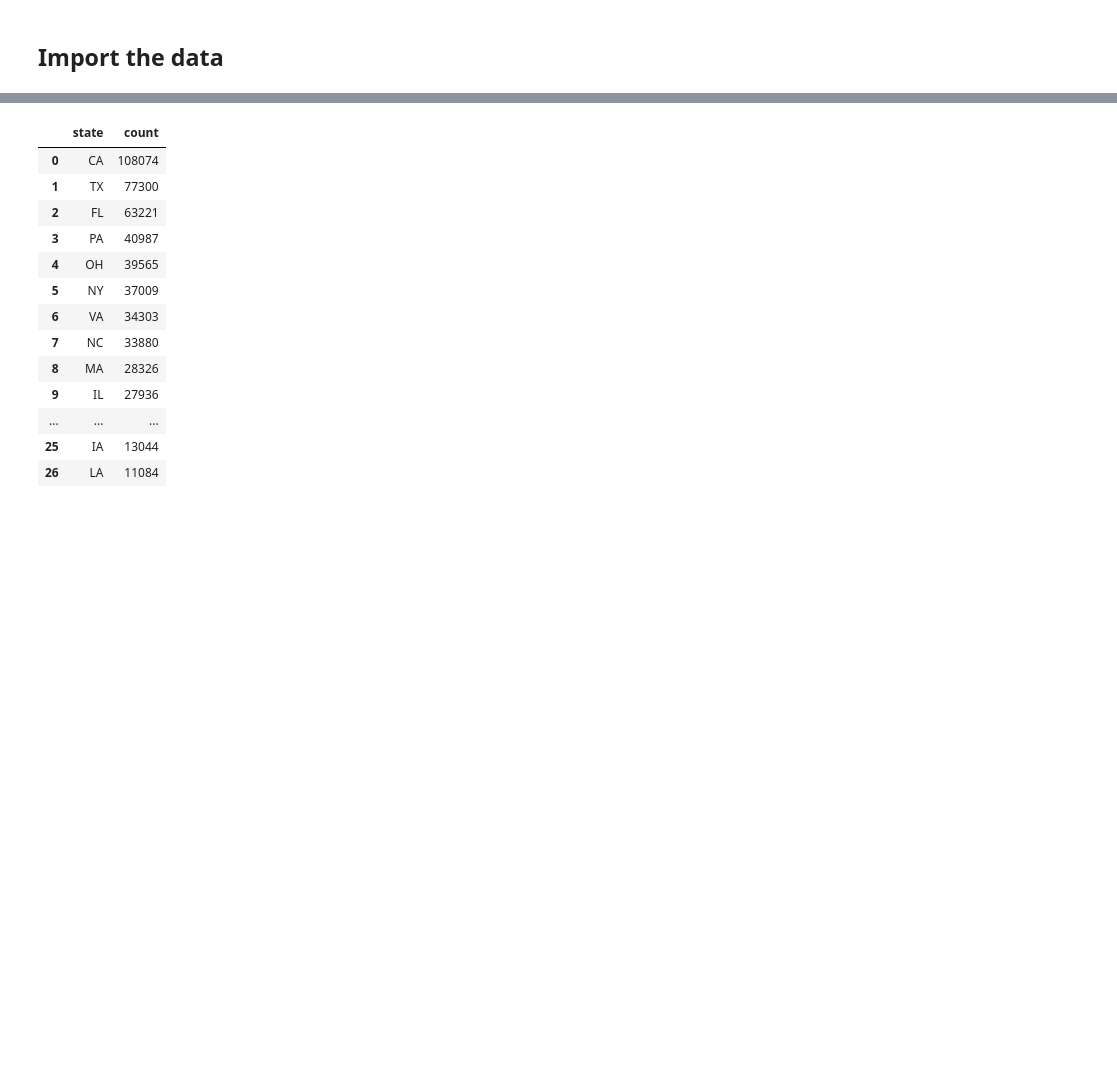
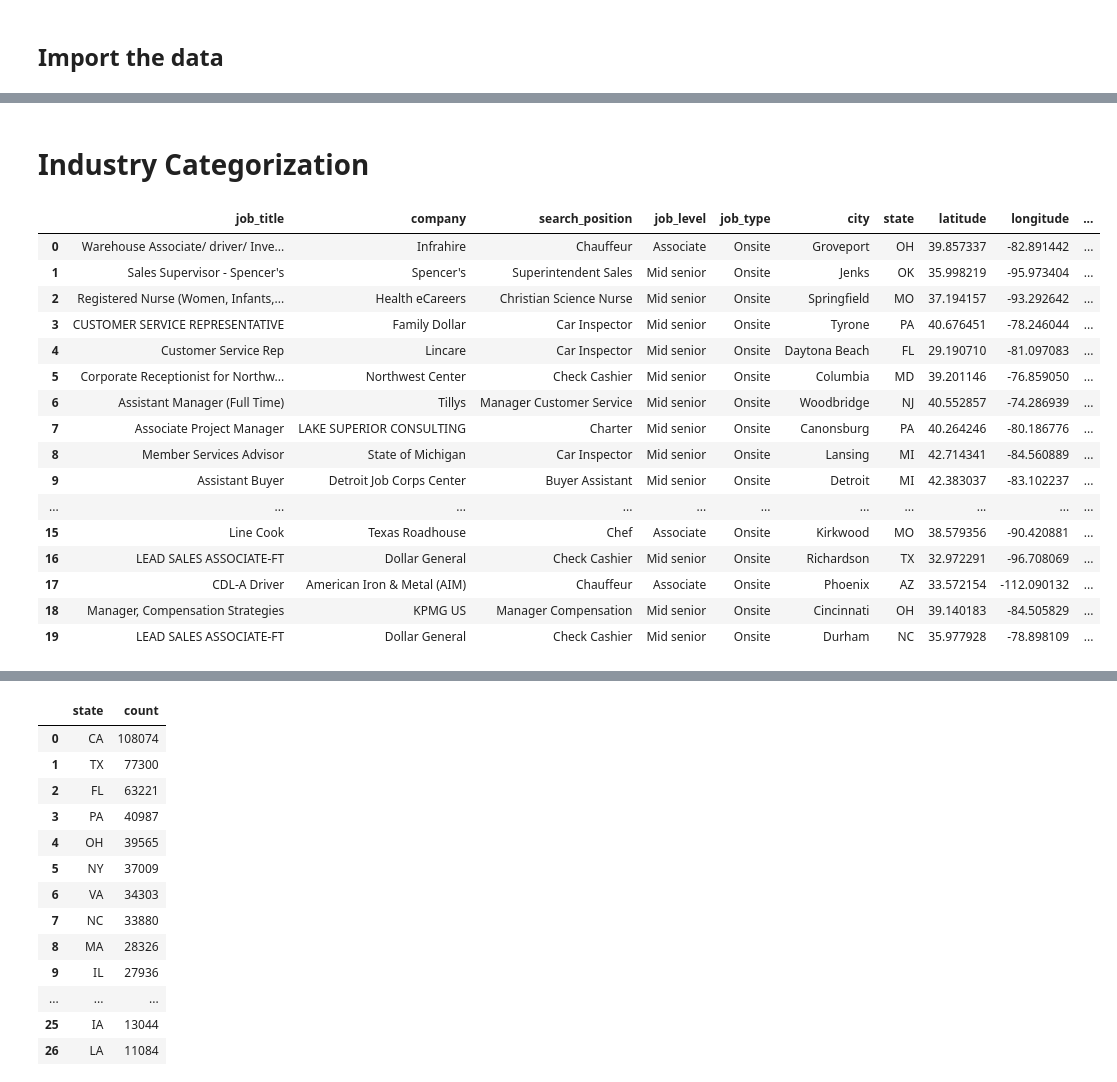
Before and after one commit to sss1lva21/Cse-412, a Jupyter notebook: Data/Processed Data/Data_Cleaning.ipynb, the cells around one changed output, grey strips where cells are left out. Drawn from its saved outputs; the diff is of its cells as text; code cells hidden in the pictures; blank space fills up the shorter version.

```diff
--- a/Data/Processed Data/Data_Cleaning.ipynb
+++ b/Data/Processed Data/Data_Cleaning.ipynb
@@ -38,0 +31,2 @@ df.head()
+# %%
+df = df.drop(columns=['first_seen', 'search_country', 'city_state', 'country'])
@@ -38,0 +35,4 @@ df.head()
+# %%
+df["job_skills_list"] = df["job_skills"].apply(
+    lambda x: [s.strip() for s in x.split(",")] if isinstance(x, str) else []
+)
@@ -38,0 +53,2 @@ df.head()
+# %% [markdown]
+# Industry Categorization
@@ -38,0 +227,22 @@ df.head()
+# %%
+df["industry_group"] = df["job_skills_list"].apply(categorize_industry_from_skills)
+# %%
+df.head(20)
+# %% [output]
+|  | job_title | company | search_position | job_level | job_type | city | state | latitude | longitude | ... |
+| 0 | Warehouse Associate/ driver/ Inve... | Infrahire | Chauffeur | Associate | Onsite | Groveport | OH | 39.857337 | -82.891442 | ... |
+| 1 | Sales Supervisor - Spencer's | Spencer's | Superintendent Sales | Mid senior | Onsite | Jenks | OK | 35.998219 | -95.973404 | ... |
+| 2 | Registered Nurse (Women, Infants,... | Health eCareers | Christian Science Nurse | Mid senior | Onsite | Springfield | MO | 37.194157 | -93.292642 | ... |
+| 3 | CUSTOMER SERVICE REPRESENTATIVE | Family Dollar | Car Inspector | Mid senior | Onsite | Tyrone | PA | 40.676451 | -78.246044 | ... |
+| 4 | Customer Service Rep | Lincare | Car Inspector | Mid senior | Onsite | Daytona Beach | FL | 29.190710 | -81.097083 | ... |
+| 5 | Corporate Receptionist for Northw... | Northwest Center | Check Cashier | Mid senior | Onsite | Columbia | MD | 39.201146 | -76.859050 | ... |
+| 6 | Assistant Manager (Full Time) | Tillys | Manager Customer Service | Mid senior | Onsite | Woodbridge | NJ | 40.552857 | -74.286939 | ... |
+| 7 | Associate Project Manager | LAKE SUPERIOR CONSULTING | Charter | Mid senior | Onsite | Canonsburg | PA | 40.264246 | -80.186776 | ... |
+| 8 | Member Services Advisor | State of Michigan | Car Inspector | Mid senior | Onsite | Lansing | MI | 42.714341 | -84.560889 | ... |
+| 9 | Assistant Buyer | Detroit Job Corps Center | Buyer Assistant | Mid senior | Onsite | Detroit | MI | 42.383037 | -83.102237 | ... |
+| ... | ... | ... | ... | ... | ... | ... | ... | ... | ... | ... |
+| 15 | Line Cook | Texas Roadhouse | Chef | Associate | Onsite | Kirkwood | MO | 38.579356 | -90.420881 | ... |
+| 16 | LEAD SALES ASSOCIATE-FT | Dollar General | Check Cashier | Mid senior | Onsite | Richardson | TX | 32.972291 | -96.708069 | ... |
+| 17 | CDL-A Driver | American Iron & Metal (AIM) | Chauffeur | Associate | Onsite | Phoenix | AZ | 33.572154 | -112.090132 | ... |
+| 18 | Manager, Compensation Strategies | KPMG US | Manager Compensation | Mid senior | Onsite | Cincinnati | OH | 39.140183 | -84.505829 | ... |
+| 19 | LEAD SALES ASSOCIATE-FT | Dollar General | Check Cashier | Mid senior | Onsite | Durham | NC | 35.977928 | -78.898109 | ... |
```
Also changed, not shown: parts of 20 cells of this notebook.
